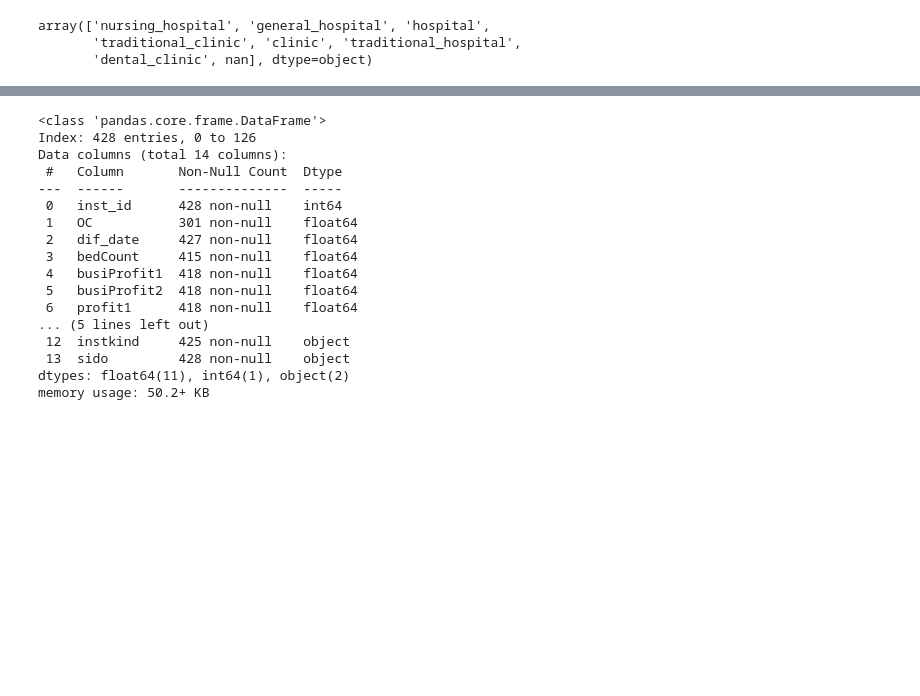
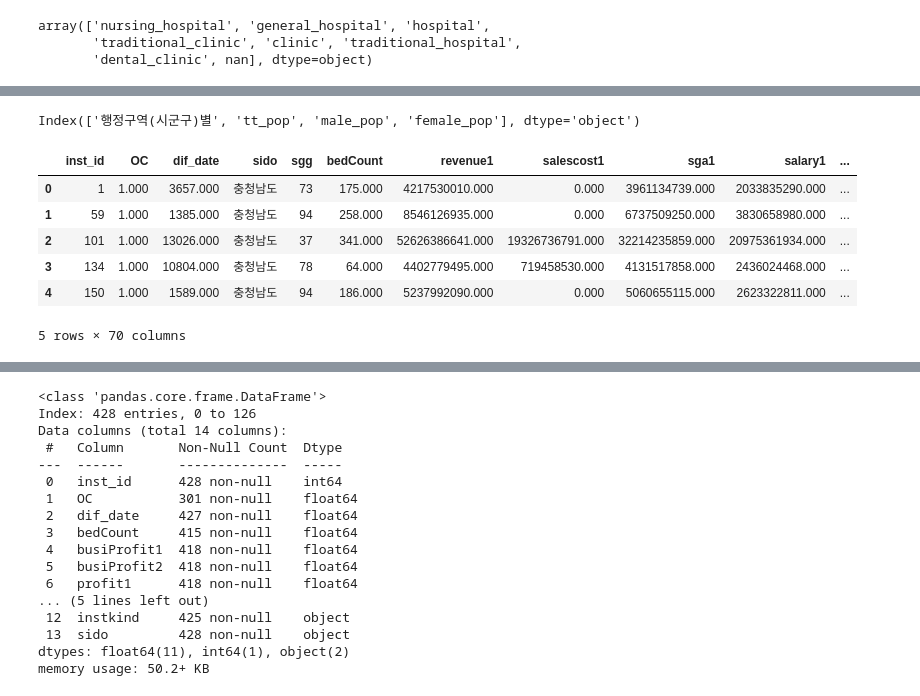
Before and after one commit to nyeokinyeoki/Gym_zalabim, a Jupyter notebook: ipynb/hospital.ipynb, the cells around one changed output, grey strips where cells are left out. Cells and saved outputs as stored; diff of their text form; code cells hidden in the pictures; blank space fills up the shorter version.

```diff
--- a/ipynb/hospital.ipynb
+++ b/ipynb/hospital.ipynb
@@ -254,0 +312,14 @@ array(['nursing_hospital', 'general_hospital', 'hospital',
+# %%
+# 병원의 종류를, get_dummies를 이용해 one-hot-encoding
+df_new = pd.get_dummies(df, columns=["instkind"], prefix=["instkind"], prefix_sep="_", dtype=int)
+# df_clst = pd.get_dummies(df_clst, columns=["instkind"], prefix=["instkind"], prefix_sep="_", dtype=int)
+# %%
+# 영어로 돼 있는 '시도'를 한글로 변환
+
+df_new["sido"].replace(['choongnam', 'gyeongnam', 'gyeonggi', 'incheon', 'busan',
+       'jeonnam', 'seoul', 'jeonbuk', 'choongbuk', 'ulsan', 'daejeon',
+       'daegu', 'gyeongbuk', 'gangwon', 'gwangju', 'sejong'],
+       ["충청남도", "경상남도", "경기도", "인천광역시", '부산광역시', '전라남도', '서울특별시',
+        '전라북도', '충청북도', '울산광역시', '대전광역시', '대구광역시', "경상북도", "강원도", "광주광역시", "세종특별자치시"],inplace=True)
+
+print("df_new의 시도 : ",df_new["sido"].unique())
@@ -254,0 +355,18 @@ array(['nursing_hospital', 'general_hospital', 'hospital',
+# %%
+# 컬럼명을 영어로 바꾸기
+pop.rename(columns={"총인구수 (명)":"tt_pop", "남자인구수 (명)":"male_pop", "여자인구수 (명)":"female_pop"}, inplace=True)
+pop.columns
+# %% [output]
+Index(['행정구역(시군구)별', 'tt_pop', 'male_pop', 'female_pop'], dtype='object')
+# %%
+# df와 pop(인구수) join
+df_new = pd.merge(df_new, pop, how="inner", left_on="sido", right_on="행정구역(시군구)별")
+df_new.head()
+# %% [output]
+|  | inst_id | OC | dif_date | sido | sgg | bedCount | revenue1 | salescost1 | sga1 | salary1 | ... |
+| 0 | 1 | 1.000 | 3657.000 | 충청남도 | 73 | 175.000 | 4217530010.000 | 0.000 | 3961134739.000 | 2033835290.000 | ... |
+| 1 | 59 | 1.000 | 1385.000 | 충청남도 | 94 | 258.000 | 8546126935.000 | 0.000 | 6737509250.000 | 3830658980.000 | ... |
+| 2 | 101 | 1.000 | 13026.000 | 충청남도 | 37 | 341.000 | 52626386641.000 | 19326736791.000 | 32214235859.000 | 20975361934.000 | ... |
+| 3 | 134 | 1.000 | 10804.000 | 충청남도 | 78 | 64.000 | 4402779495.000 | 719458530.000 | 4131517858.000 | 2436024468.000 | ... |
+| 4 | 150 | 1.000 | 1589.000 | 충청남도 | 94 | 186.000 | 5237992090.000 | 0.000 | 5060655115.000 | 2623322811.000 | ... |
+5 rows × 70 columns
```
Also changed, not shown: parts of 54 cells of this notebook.
